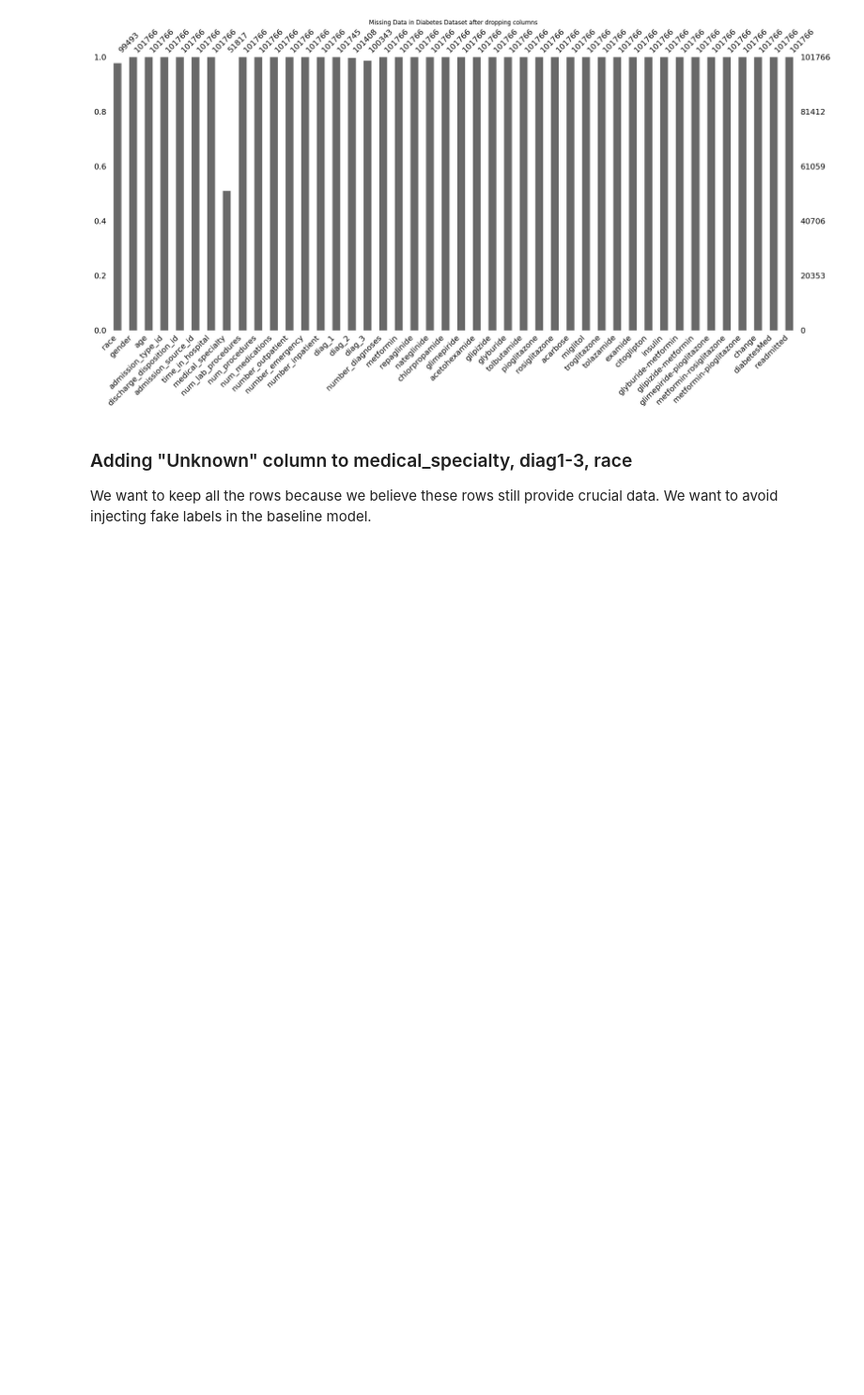
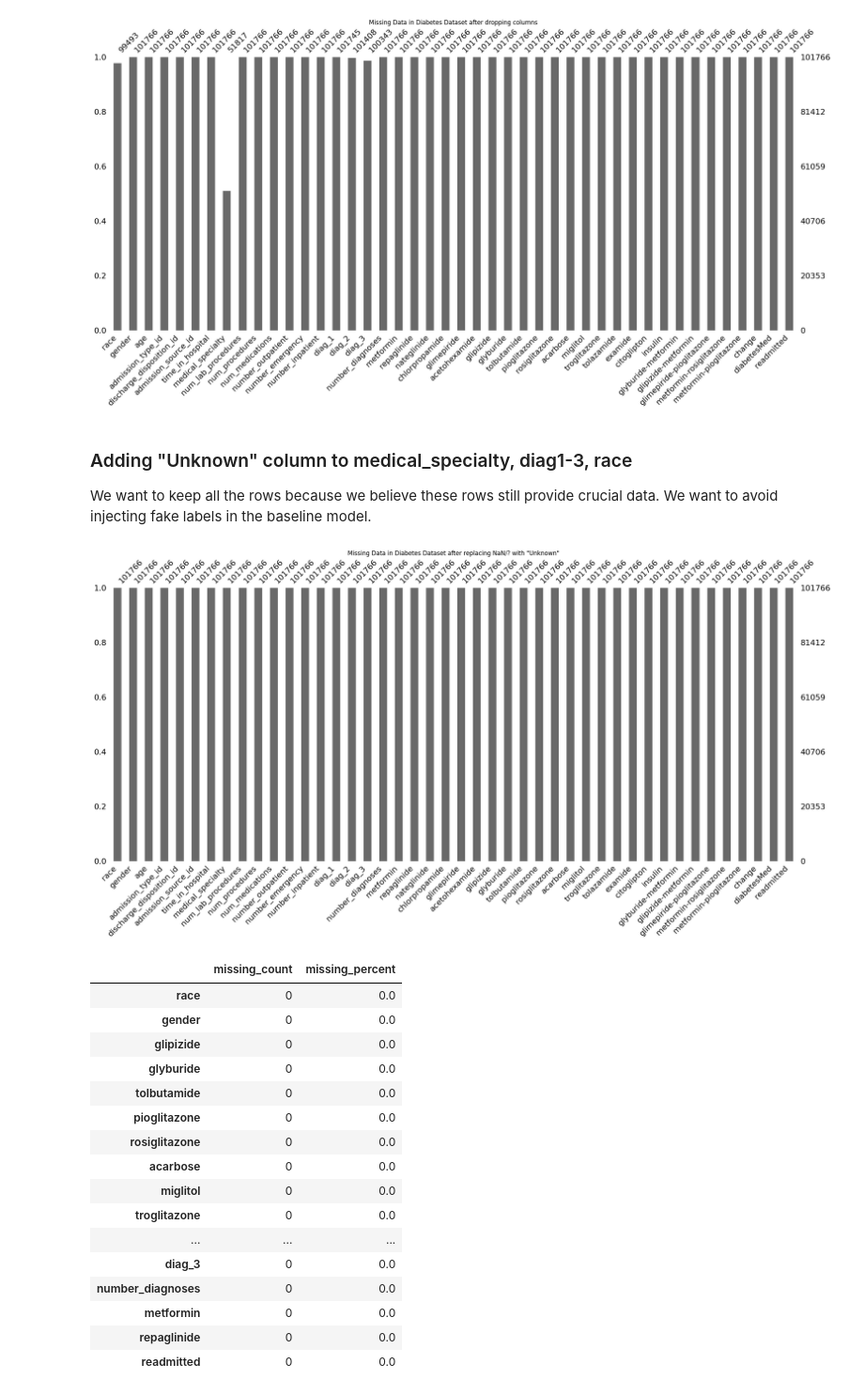
Before and after one commit to xiaohongchen01/diabetes_readmission_prediction, a Jupyter notebook: diabetes_data.ipynb, the cells around one changed output. Shown at 94% size. Saved outputs shown, nothing was run; the diff lists cells and outputs as text; code cells hidden in the pictures; blank space fills up the shorter version.

```diff
--- a/diabetes_data.ipynb
+++ b/diabetes_data.ipynb
@@ -228,3 +228,44 @@ plt.show()
 # %% [markdown]
 ### Adding "Unknown" column to medical_specialty, diag1-3, race
 We want to keep all the rows because we believe these rows still provide crucial data. We want to avoid injecting fake labels in the baseline model.
+# %%
+# Replace both NaN and '?' with "Unknown" for selected categorical columns
+cols_to_replace = ['medical_specialty', 'diag_1', 'diag_2', 'diag_3', 'race']
+
+diabetes[cols_to_replace] = (
+    diabetes[cols_to_replace]
+    .replace(r'^\s*\?\s*$', np.nan, regex=True)
+    .fillna('Unknown')
+)
+
+msno.bar(diabetes)
+plt.title('Missing Data in Diabetes Dataset after replacing NaN/? with "Unknown"')
+plt.show()
+
+# missing data percentage and count
+def missing(diabetes):
+    missing_count = diabetes.isnull().sum().sort_values(ascending=False)
+    missing_percent = (diabetes.isnull().sum() / diabetes.isnull().count()).sort_values(ascending=False)
+    missing_table = pd.concat([missing_count, missing_percent], axis=1, keys=['missing_count', 'missing_percent'])
+    return missing_table
+
+missing(diabetes)
+# %% [output]
+[figure, added]
+|  | missing_count | missing_percent |
+| race | 0 | 0.0 |
+| gender | 0 | 0.0 |
+| glipizide | 0 | 0.0 |
+| glyburide | 0 | 0.0 |
+| tolbutamide | 0 | 0.0 |
+| pioglitazone | 0 | 0.0 |
+| rosiglitazone | 0 | 0.0 |
+| acarbose | 0 | 0.0 |
+| miglitol | 0 | 0.0 |
+| troglitazone | 0 | 0.0 |
+| ... | ... | ... |
+| diag_3 | 0 | 0.0 |
+| number_diagnoses | 0 | 0.0 |
+| metformin | 0 | 0.0 |
+| repaglinide | 0 | 0.0 |
+| readmitted | 0 | 0.0 |
```
Also changed, not shown: parts of 8 cells of this notebook.
